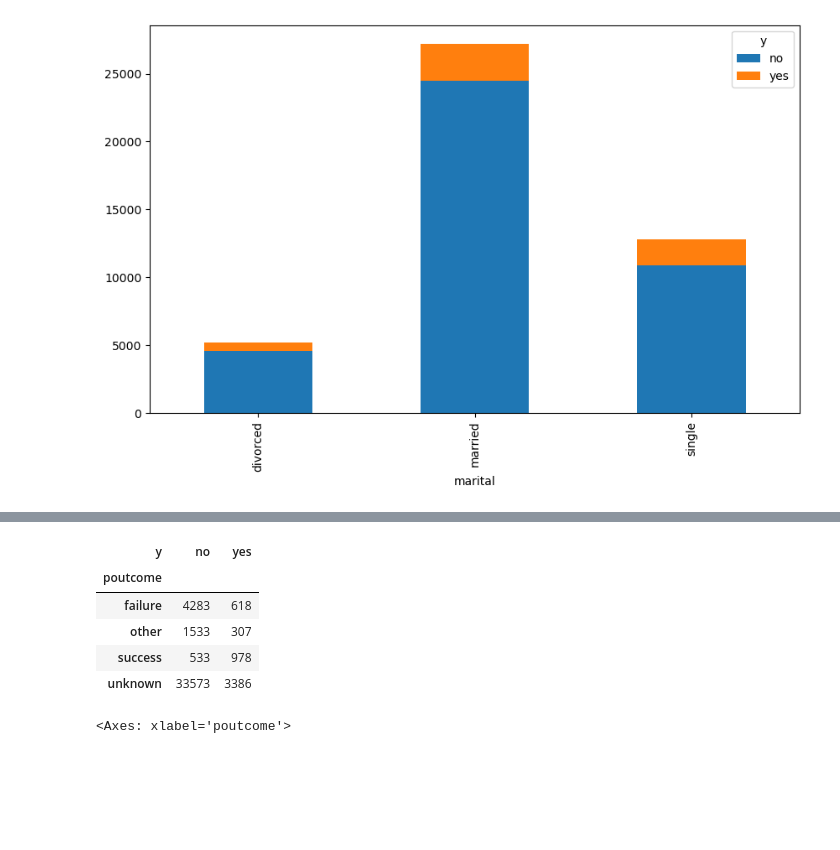
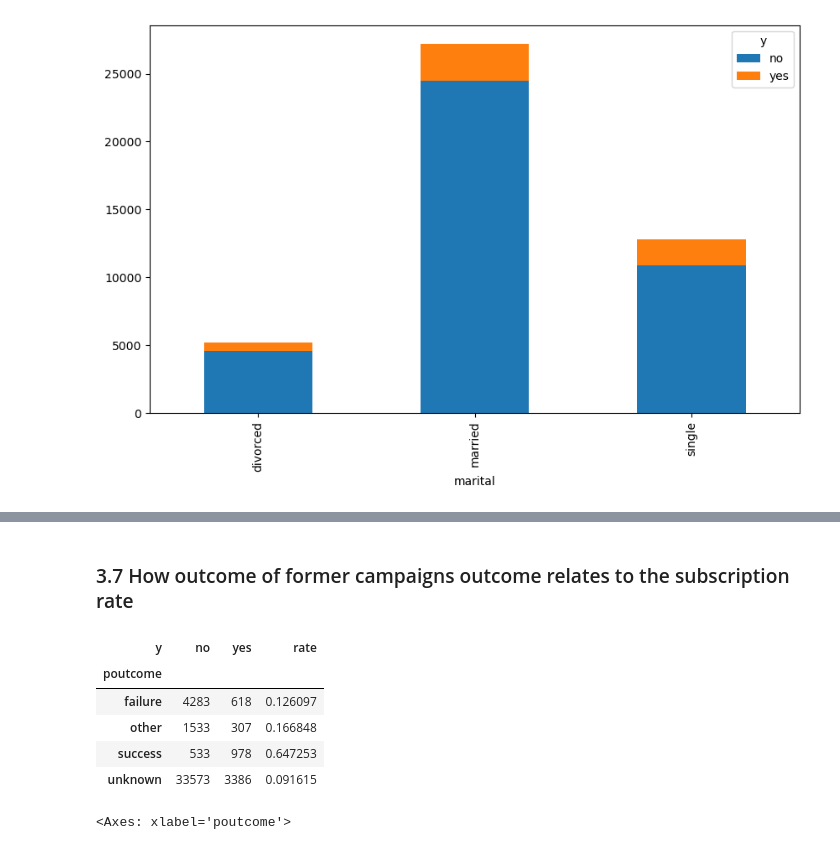
Before and after one commit to floyedmuchiri/Customer-Subscription-to-Bank-Term-Deposits, a Jupyter notebook: index.ipynb, the cells around one changed output, grey strips where cells are left out. Cells and saved outputs as stored; diff of their text form; code cells hidden in the pictures; blank space fills up the shorter version.

```diff
--- a/index.ipynb
+++ b/index.ipynb
@@ -198,13 +201,16 @@ marital.plot.bar(stacked=True, figsize=(10, 6))
+# %% [markdown]
+### 3.7 How outcome of former campaigns outcome relates to the subscription rate
 # %%
 poutcome = pd.crosstab(data['poutcome'], data['y'])
+poutcome['rate'] = poutcome['yes'] / (poutcome['yes'] + poutcome['no'])
 poutcome
 # %% [output]
-| y | no | yes |
-| poutcome |  |  |
-| failure | 4283 | 618 |
-| other | 1533 | 307 |
-| success | 533 | 978 |
-| unknown | 33573 | 3386 |
+| y | no | yes | rate |
+| poutcome |  |  |  |
+| failure | 4283 | 618 | 0.126097 |
+| other | 1533 | 307 | 0.166848 |
+| success | 533 | 978 | 0.647253 |
+| unknown | 33573 | 3386 | 0.091615 |
 # %%
 poutcome.plot.bar(stacked=True, figsize=(10,6))
 # %% [output]
```
Also changed, not shown: parts of 42 cells of this notebook.
